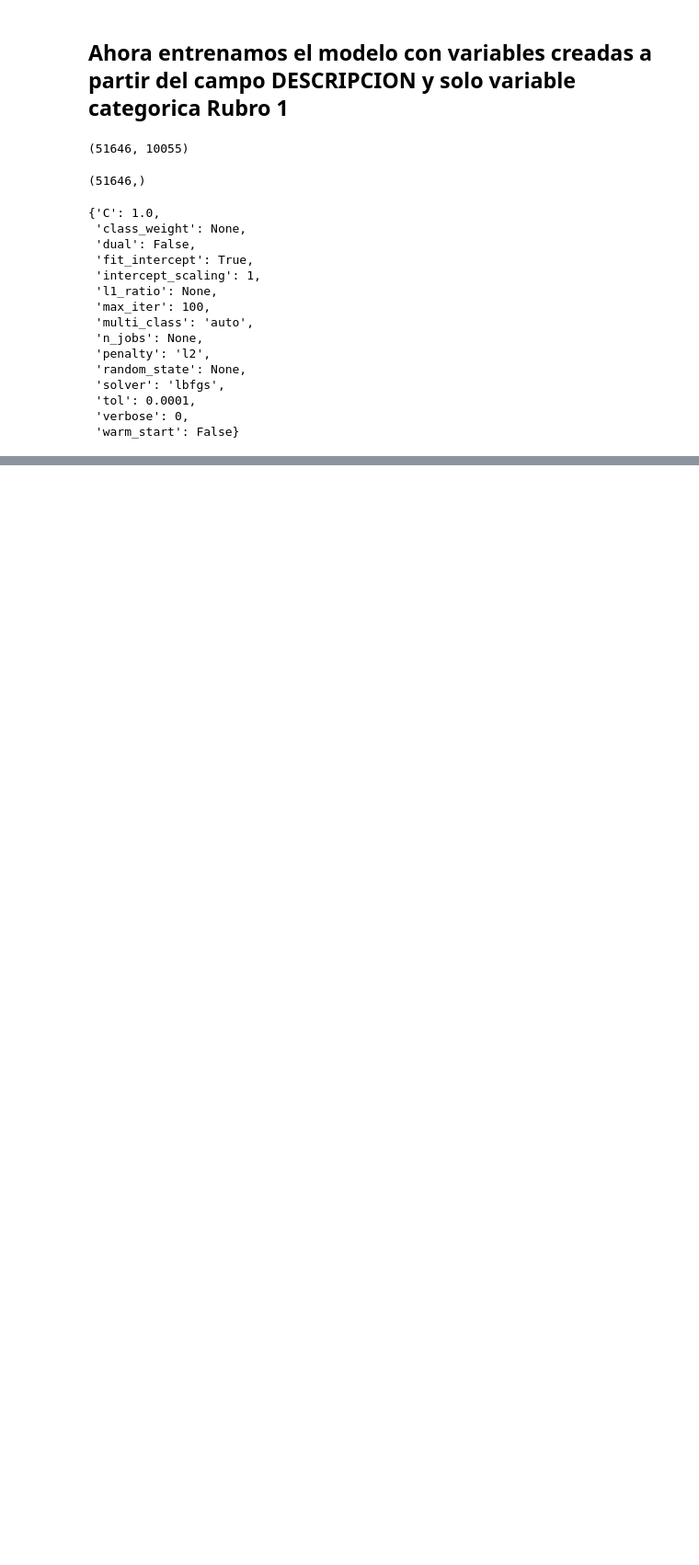
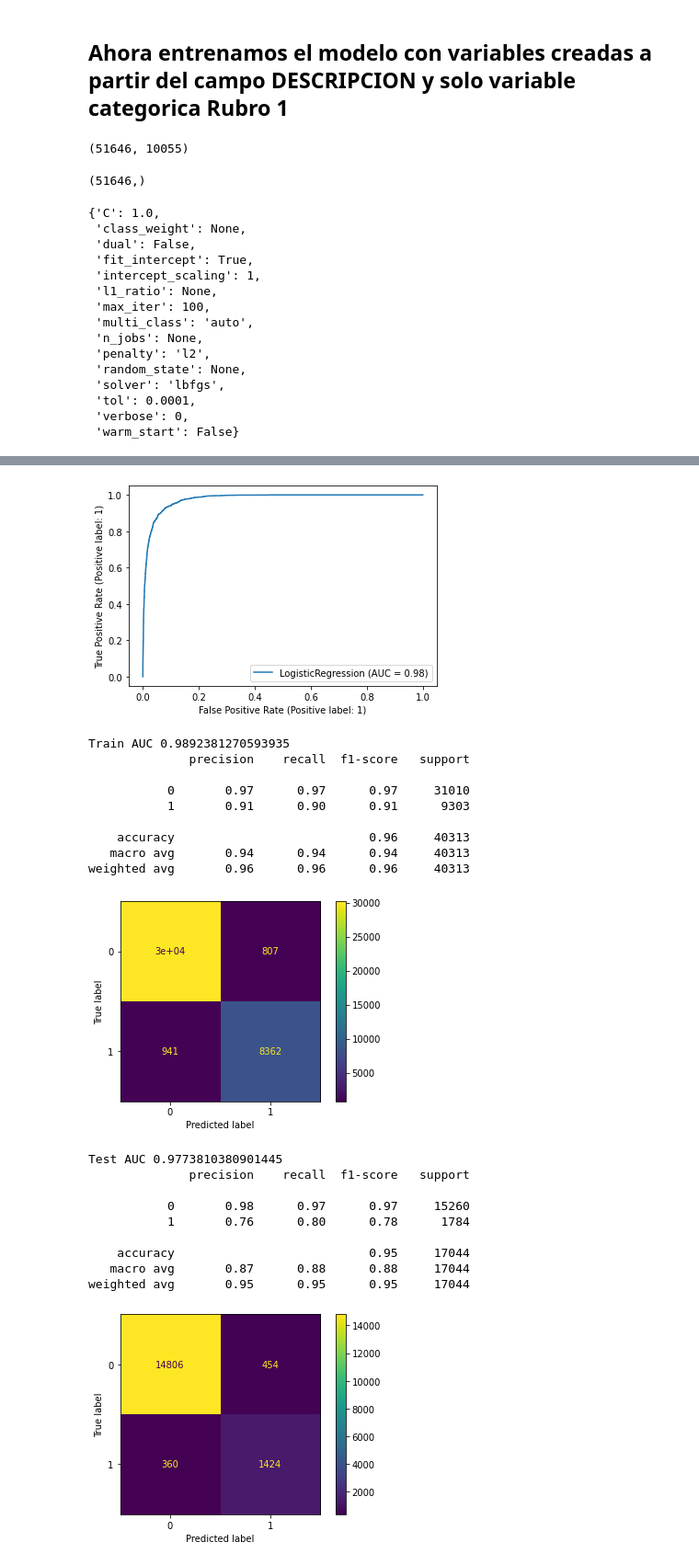
Before and after one commit to metalkutz/juanito_v2.0, a Jupyter notebook: mod_reg_logist.ipynb, the cells around one changed output, grey strips where cells are left out. Shown at 92% size. Saved outputs shown, nothing was run; the diff lists cells and outputs as text; code cells hidden in the pictures; blank space fills up the shorter version.

Commit message:
update reglogist gridsearch + corrige smote

```diff
--- a/mod_reg_logist.ipynb
+++ b/mod_reg_logist.ipynb
@@ -177,0 +224,24 @@ fh.close()
+# %%
+metrics(model_result_logreg.best_estimator_, X_train_smote, X_test, y_train_smote, y_test, thr=0.5)
+# %% [output]
+[figure, added]
+Train AUC 0.9892381270593935
+              precision    recall  f1-score   support
+
+           0       0.97      0.97      0.97     31010
+           1       0.91      0.90      0.91      9303
+
+    accuracy                           0.96     40313
+   macro avg       0.94      0.94      0.94     40313
+weighted avg       0.96      0.96      0.96     40313
+[figure, added]
+Test AUC 0.9773810380901445
+              precision    recall  f1-score   support
+
+           0       0.98      0.97      0.97     15260
+           1       0.76      0.80      0.78      1784
+
+    accuracy                           0.95     17044
+   macro avg       0.87      0.88      0.88     17044
+weighted avg       0.95      0.95      0.95     17044
+[figure, added]
```
Also changed, not shown: parts of 9 cells of this notebook, 1 other file.
